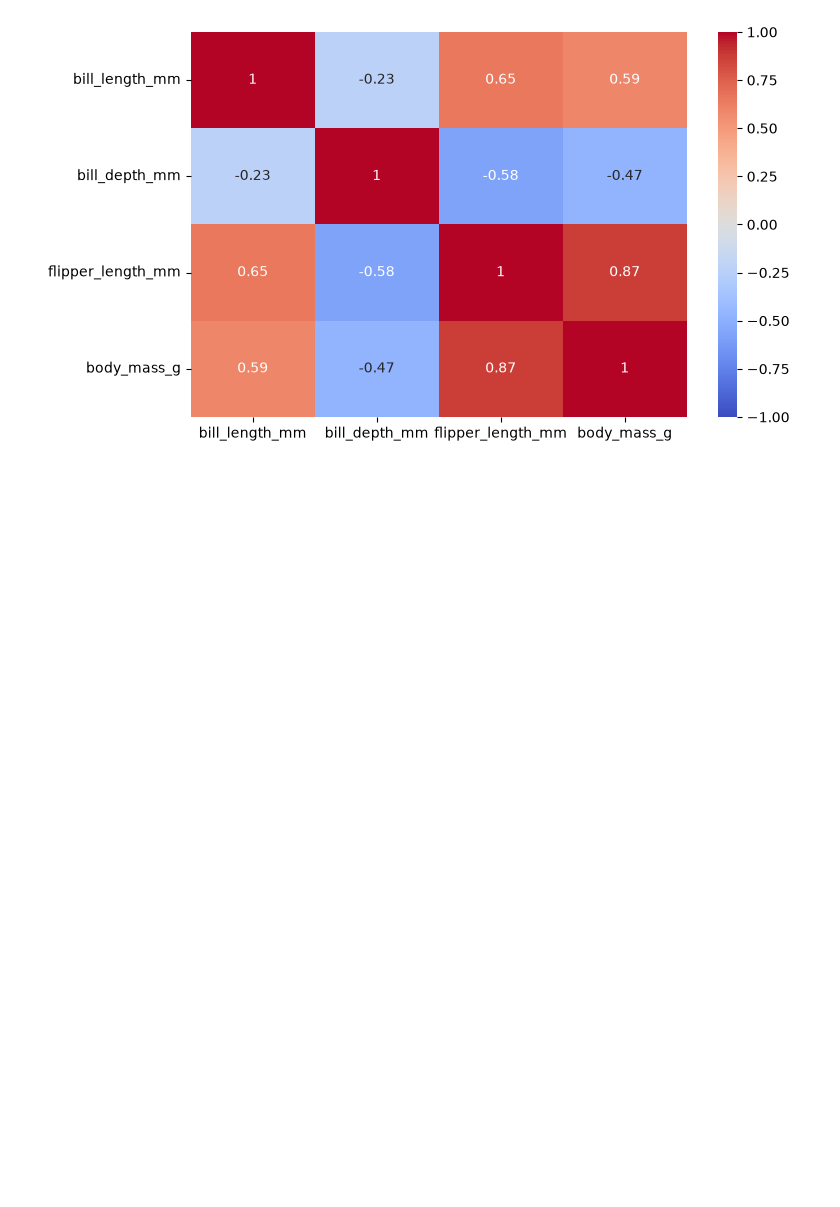
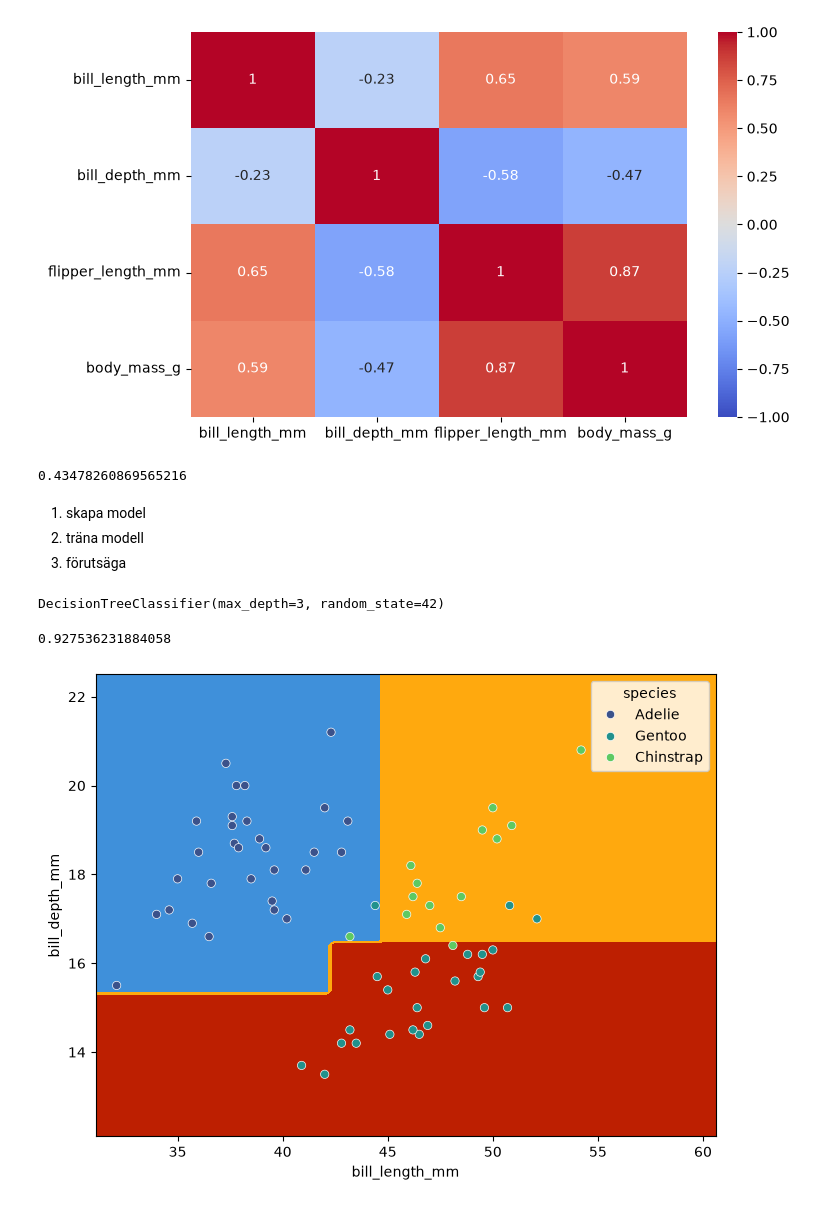
Before and after one commit to davidsvson/MU25_ML_visualization_intro, a Jupyter notebook: intro.ipynb, the cells around one changed output. Drawn from its saved outputs; the diff is of its cells as text; code cells hidden in the pictures; blank space fills up the shorter version.

Commit message:
added ML-model

```diff
--- a/intro.ipynb
+++ b/intro.ipynb
@@ -80,3 +87,37 @@ plt.figure(figsize=(8,5))
 sns.heatmap(corr_matrix, annot=True, vmin=-1,vmax=1, cmap='coolwarm');
 # %% [output]
 [figure]
+# %%
+features = ["bill_length_mm", "bill_depth_mm"]
+
+df_a = df.dropna(subset=features)
+X = df_a[features]
+y = df_a["species"]
+# %%
+X_train , X_test, y_train, y_test = train_test_split(X, y, test_size=0.20, random_state=42, stratify=y)
+# %%
+baseline = DummyClassifier(strategy="most_frequent").fit(X_train, y_train)
+accuracy_score(y_test, baseline.predict(X_test))
+# %% [output]
+0.43478260869565216
+# %% [markdown]
+1. skapa model
+2. träna modell
+3. förutsäga
+# %%
+tree = DecisionTreeClassifier(max_depth=3, random_state=42)
+tree.fit(X_train, y_train)
+# %% [output]
+DecisionTreeClassifier(max_depth=3, random_state=42)
+# %%
+y_pred = tree.predict(X_test)
+accuracy_score(y_test,y_pred)
+# %% [output]
+0.927536231884058
+# %%
+fig, ax = plt.subplots(figsize=(8,6))
+DecisionBoundaryDisplay.from_estimator(tree, X, response_method="predict", ax=ax)
+sns.scatterplot(data=X_test, x='bill_length_mm', y='bill_depth_mm', hue=y_test,  palette="viridis", ax=ax)
+plt.show()
+# %% [output]
+[figure, added]
```
Also changed, not shown: parts of 9 cells of this notebook, 2 other files.
